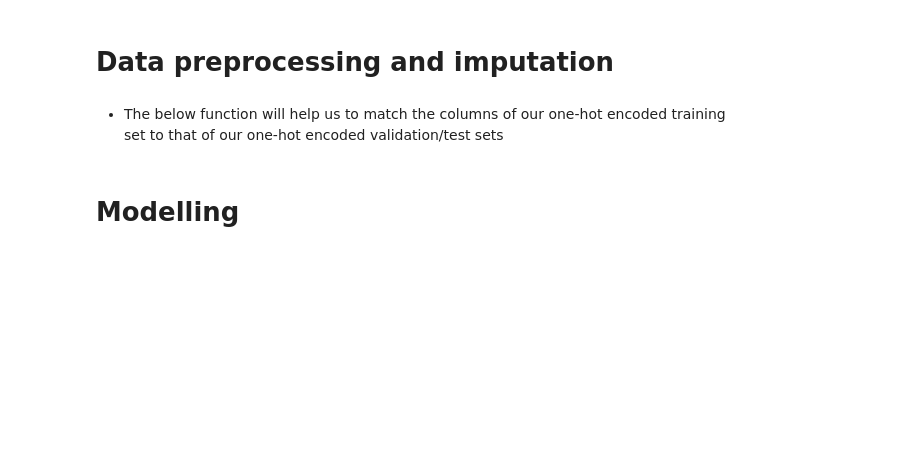
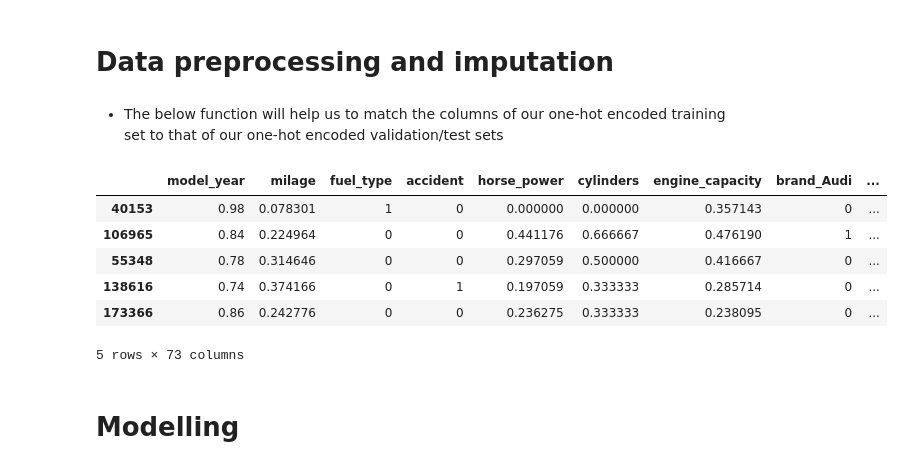
Before and after one commit to De-Subhadip/Machine-Learning-Notebooks, a Jupyter notebook: Used car price prediction with xgboost regressor.ipynb, the cells around one changed output. Saved outputs shown, nothing was run; the diff lists cells and outputs as text; code cells hidden in the pictures; blank space fills up the shorter version.

```diff
--- a/Used car price prediction with xgboost regressor.ipynb
+++ b/Used car price prediction with xgboost regressor.ipynb
@@ -472,6 +467,16 @@ def encode_impute_transform(dataframe, testing_data=False, validation_data=False
 X_train_transformed = encode_impute_transform(X_train)
 X_valid_transformed = encode_impute_transform(X_valid, validation_data=True)
 X_test_transformed = encode_impute_transform(X_test, testing_data=True)
+# %%
+X_train_transformed.head()
+# %% [output]
+|  | model_year | milage | fuel_type | accident | horse_power | cylinders | engine_capacity | brand_Audi | ... |
+| 40153 | 0.98 | 0.078301 | 1 | 0 | 0.000000 | 0.000000 | 0.357143 | 0 | ... |
+| 106965 | 0.84 | 0.224964 | 0 | 0 | 0.441176 | 0.666667 | 0.476190 | 1 | ... |
+| 55348 | 0.78 | 0.314646 | 0 | 0 | 0.297059 | 0.500000 | 0.416667 | 0 | ... |
+| 138616 | 0.74 | 0.374166 | 0 | 1 | 0.197059 | 0.333333 | 0.285714 | 0 | ... |
+| 173366 | 0.86 | 0.242776 | 0 | 0 | 0.236275 | 0.333333 | 0.238095 | 0 | ... |
+5 rows × 73 columns
 # %% [markdown]
 # Modelling
 # %%
```
Also changed, not shown: parts of 7 cells of this notebook.
